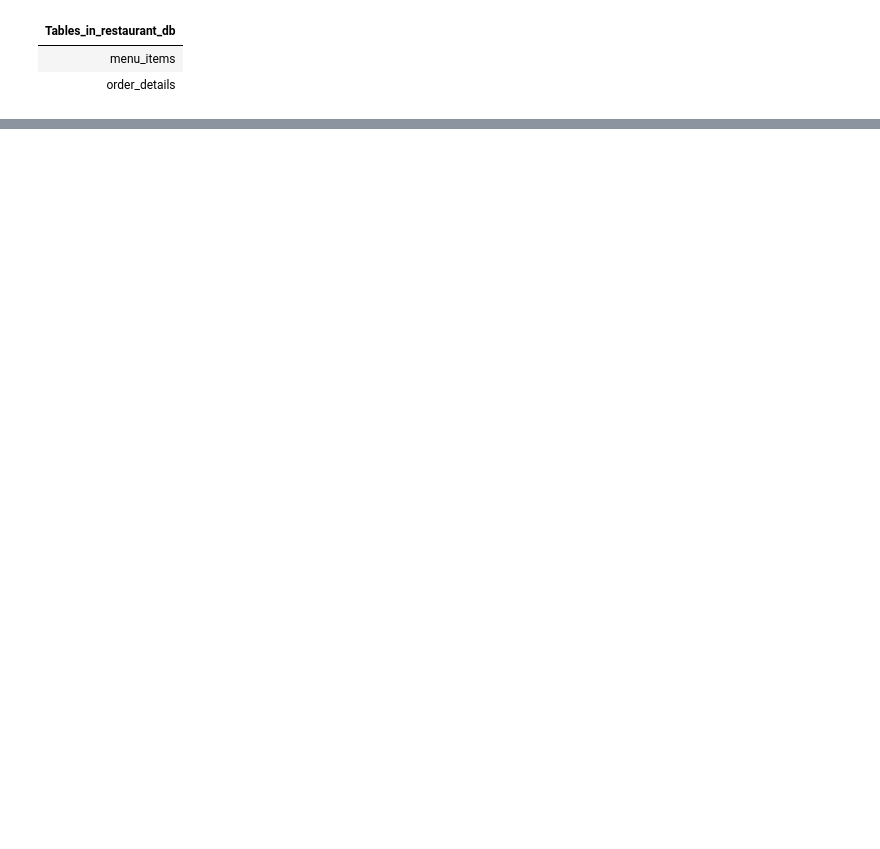
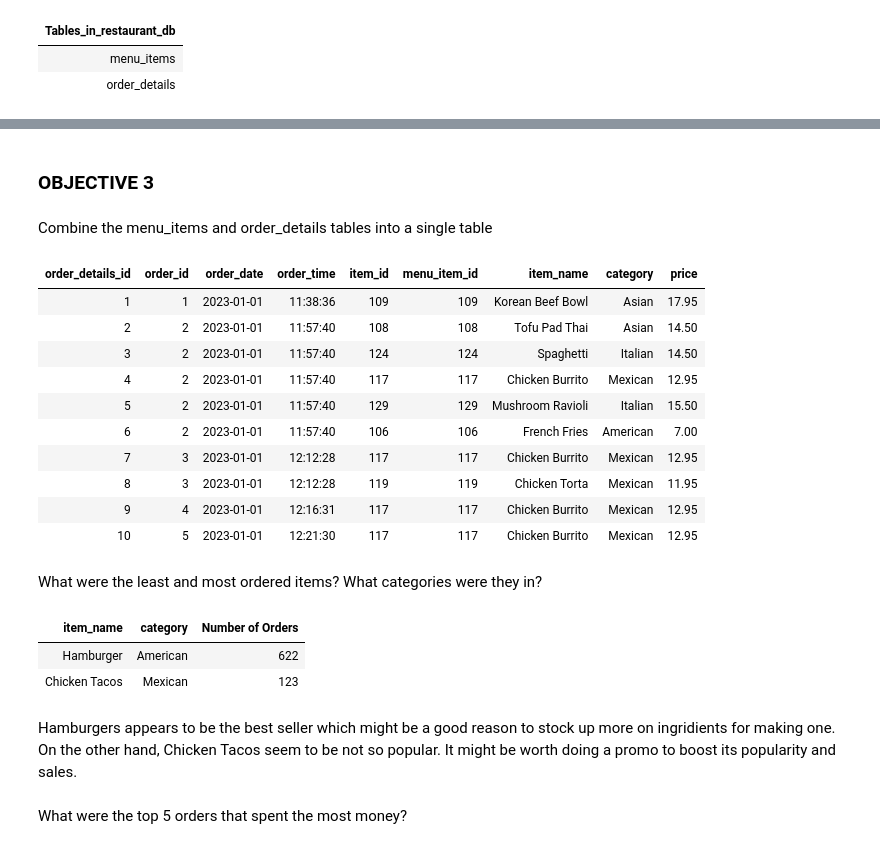
Before and after one commit to adrielmolina/portfolio, a Jupyter notebook: restaurant_order_analysis.ipynb, the cells around one changed output, grey strips where cells are left out. Saved outputs shown, nothing was run; the diff lists cells and outputs as text; code cells hidden in the pictures; blank space fills up the shorter version.

```diff
--- a/restaurant_order_analysis.ipynb
+++ b/restaurant_order_analysis.ipynb
@@ -38,0 +250,57 @@ Truncated to displaylimit of 10.
+# %% [markdown]
+### OBJECTIVE 3
+# %% [markdown]
+Combine the menu_items and order_details tables into a single table
+# %%
+%%sql
+
+select *
+from order_details od
+left join menu_items me
+    on od.item_id = me.menu_item_id
+limit 10
+# %% [output]
+| order_details_id | order_id | order_date | order_time | item_id | menu_item_id | item_name | category | price |
+| 1 | 1 | 2023-01-01 | 11:38:36 | 109 | 109 | Korean Beef Bowl | Asian | 17.95 |
+| 2 | 2 | 2023-01-01 | 11:57:40 | 108 | 108 | Tofu Pad Thai | Asian | 14.50 |
+| 3 | 2 | 2023-01-01 | 11:57:40 | 124 | 124 | Spaghetti | Italian | 14.50 |
+| 4 | 2 | 2023-01-01 | 11:57:40 | 117 | 117 | Chicken Burrito | Mexican | 12.95 |
+| 5 | 2 | 2023-01-01 | 11:57:40 | 129 | 129 | Mushroom Ravioli | Italian | 15.50 |
+| 6 | 2 | 2023-01-01 | 11:57:40 | 106 | 106 | French Fries | American | 7.00 |
+| 7 | 3 | 2023-01-01 | 12:12:28 | 117 | 117 | Chicken Burrito | Mexican | 12.95 |
+| 8 | 3 | 2023-01-01 | 12:12:28 | 119 | 119 | Chicken Torta | Mexican | 11.95 |
+| 9 | 4 | 2023-01-01 | 12:16:31 | 117 | 117 | Chicken Burrito | Mexican | 12.95 |
+| 10 | 5 | 2023-01-01 | 12:21:30 | 117 | 117 | Chicken Burrito | Mexican | 12.95 |
+# %% [markdown]
+What were the least and most ordered items? What categories were they in?
+# %%
+%%sql
+
+(
+select item_name, category, count(item_id) 'Number of Orders'
+from order_details od
+left join menu_items me
+    on od.item_id = me.menu_item_id
+group by item_name, category
+order by `Number of Orders` desc
+limit 1
+)
+union all
+
+(
+select item_name, category, count(item_id) 'Number of Orders'
+from order_details od
+left join menu_items me
+    on od.item_id = me.menu_item_id
+group by item_name, category
+order by `Number of Orders` asc
+limit 1,1
+)
+# %% [output]
+| item_name | category | Number of Orders |
+| Hamburger | American | 622 |
+| Chicken Tacos | Mexican | 123 |
+# %% [markdown]
+Hamburgers appears to be the best seller which might be a good reason to stock up more on ingridients for making one. On the other hand, Chicken Tacos seem to be not so popular. It might be worth doing a promo to boost its popularity and sales.
+# %% [markdown]
+What were the top 5 orders that spent the most money?
```
Also changed, not shown: parts of 43 cells of this notebook, 2 other files.
